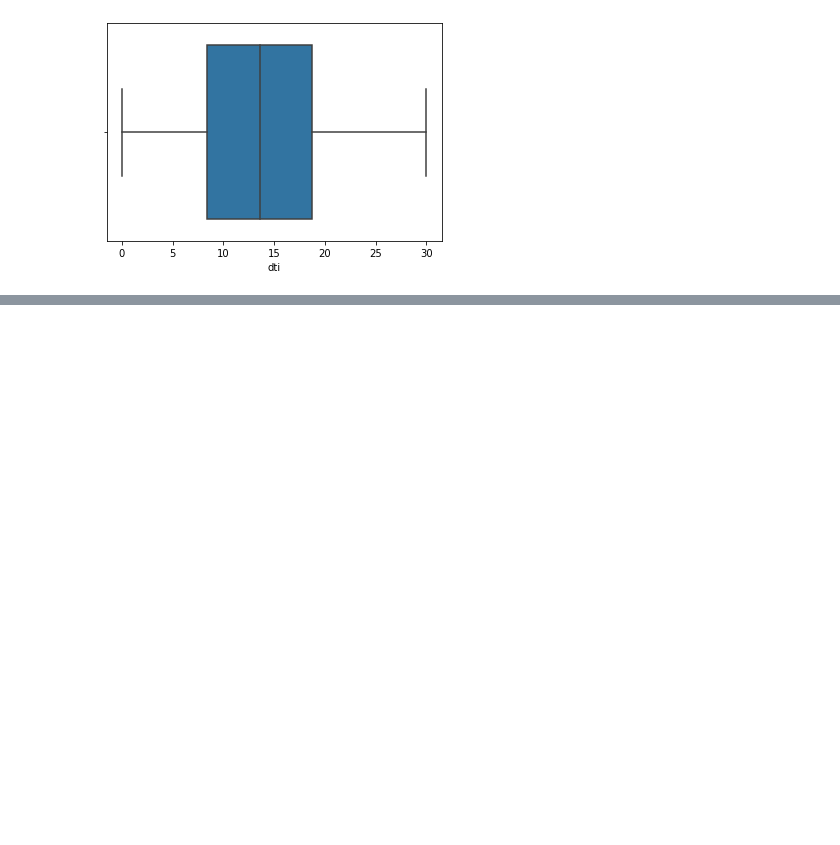
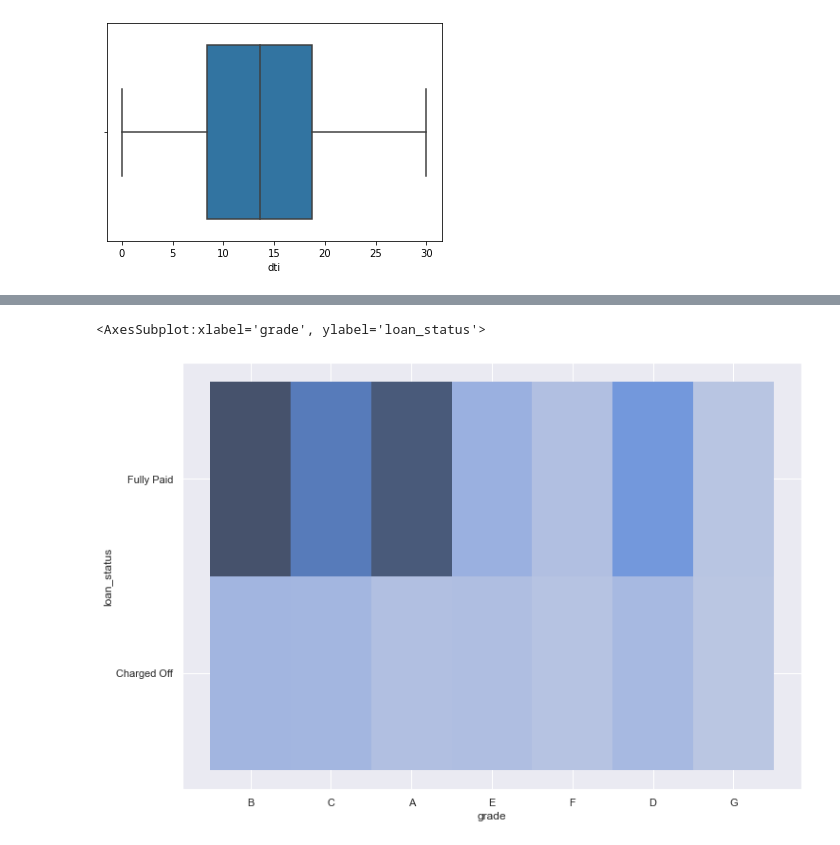
Before and after one commit to omkarkurve/Lending-Club-Case-Study, a Jupyter notebook: DataAnalysisFile.ipynb, the cells around one changed output, grey strips where cells are left out. Cells and saved outputs as stored; diff of their text form; code cells hidden in the pictures; blank space fills up the shorter version.

```diff
--- a/DataAnalysisFile.ipynb
+++ b/DataAnalysisFile.ipynb
@@ -418,0 +590,5 @@ the simplest form of analyzing data. Uni means one, so in other words the data h
+# %%
+sns.histplot(x=df3.grade, y=df3.loan_status, stat="density")
+# %% [output]
+<AxesSubplot:xlabel='grade', ylabel='loan_status'>
+[figure, added]
```
Also changed, not shown: parts of 87 cells of this notebook.
